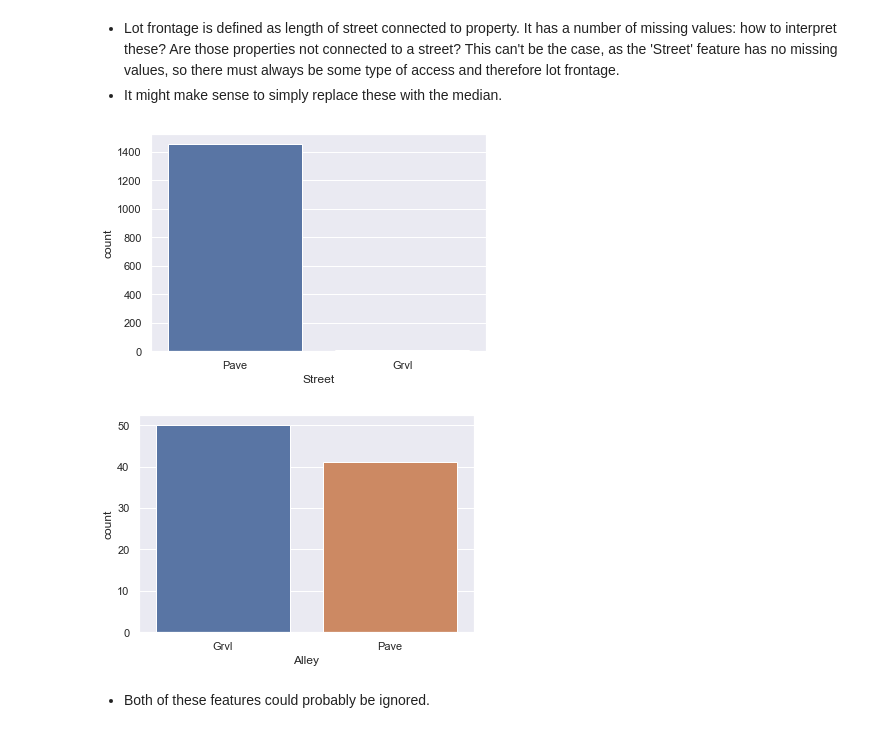
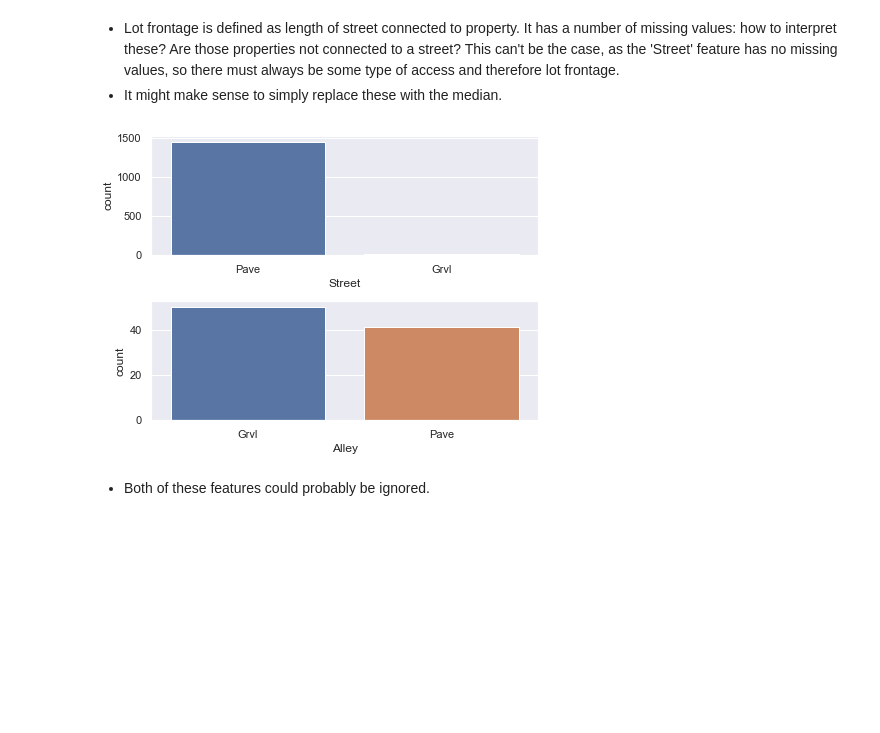
Before and after one commit to kocercp27/housing_prices, a Jupyter notebook: housing_prices.ipynb, the cells around one changed output. Drawn from its saved outputs; the diff is of its cells as text; code cells hidden in the pictures; blank space fills up the shorter version.

```diff
--- a/housing_prices.ipynb
+++ b/housing_prices.ipynb
@@ -241,11 +305,11 @@ sns.displot(data=training_data, x='LotFrontage', hue='Street');
 - Lot frontage is defined as length of street connected to property. It has a number of missing values: how to interpret these? Are those properties not connected to a street? This can't be the case, as the 'Street' feature has no missing values, so there must always be some type of access and therefore lot frontage.
 - It might make sense to simply replace these with the median.
 # %%
-sns.countplot(data=training_data, x='Street'); plt.show()
-sns.countplot(data=training_data, x='Alley');
+fig, (ax1, ax2) = plt.subplots(nrows=2,ncols=1, figsize=[6.4, 4.8])
+sns.countplot(data=training_data, x='Street', ax=ax1);
+sns.countplot(data=training_data, x='Alley', ax=ax2);plt.tight_layout()
 # %% [output]
-[figure, old version]
+[figure, new version]
-[figure, removed]
 # %% [markdown]
 - Both of these features could probably be ignored.
 # %%
```
Also changed, not shown: parts of 178 cells of this notebook.
